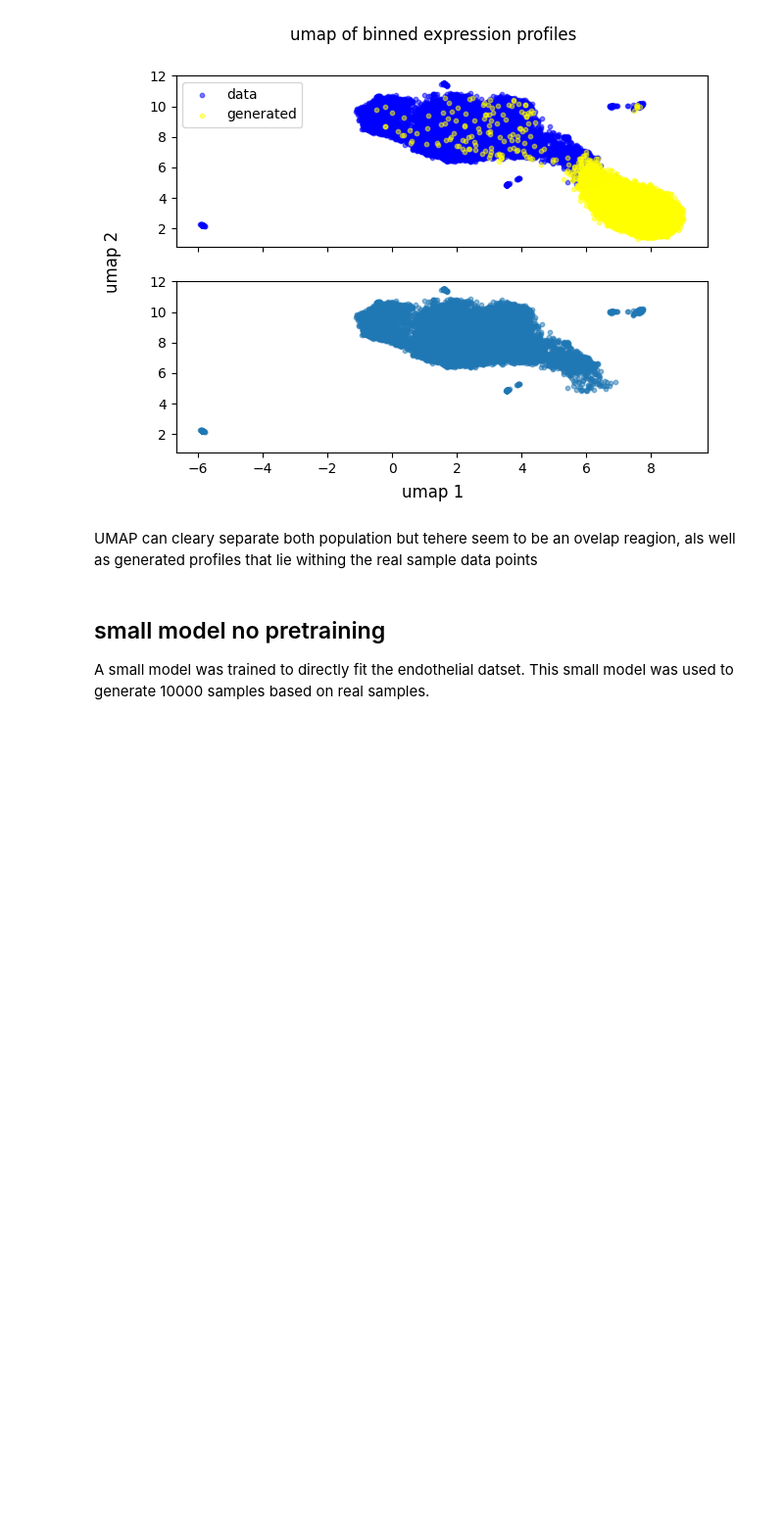
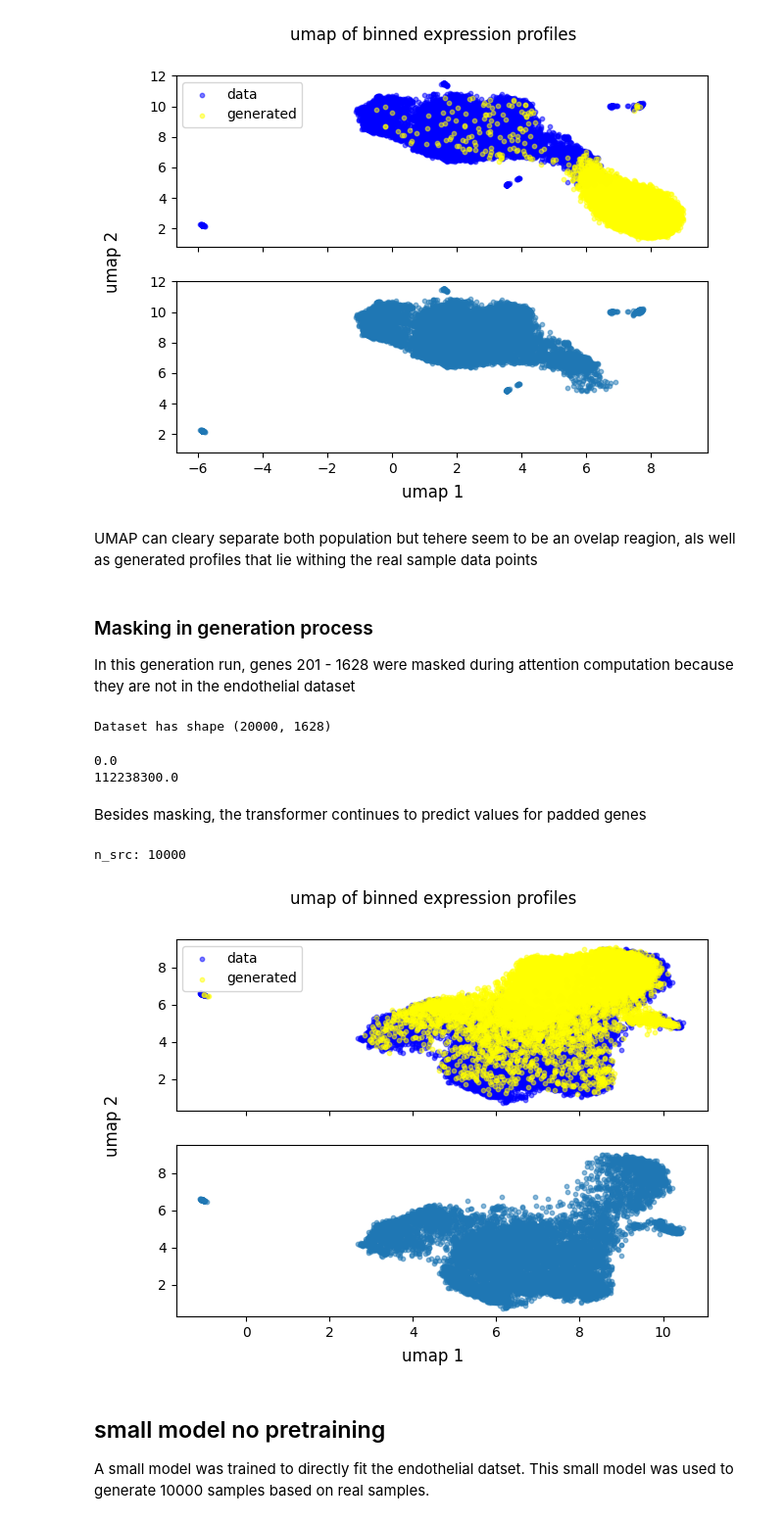
Before and after one commit to Fkrgl/scTransformer, a Jupyter notebook: src/heart_endothelial_generated_samples.ipynb, the cells around one changed output. Shown: that part at 98% size. Cells and saved outputs as stored; diff of their text form; code cells hidden in the pictures; blank space fills up the shorter version.

Commit message:
generation validation with umaps

```diff
--- a/src/heart_endothelial_generated_samples.ipynb
+++ b/src/heart_endothelial_generated_samples.ipynb
@@ -58,6 +63,31 @@ n_src: 10000
 [figure]
 # %% [markdown]
 UMAP can cleary separate both population but tehere seem to be an ovelap reagion, als well as generated profiles that lie withing the real sample data points
+# %% [markdown]
+### Masking in generation process
+In this generation run, genes 201 - 1628 were masked during attention computation because they are not in the endothelial dataset
+# %%
+samples = np.load('../data/heart_endothelial_200_10000_fintune_paddedGenesMasked.npy')
+print(f'Dataset has shape {samples.shape}')
+real = samples[:10000]
+generated = samples[10000:]
+# %% [output]
+Dataset has shape (20000, 1628)
+# %%
+# real data has all zeros for gene 201 - gene 1628
+print(np.sum(real[:,200:]))
+# generated has predictions in this area
+print(np.sum(generated[:,200:]))
+# %% [output]
+0.0
+112238300.0
+# %% [markdown]
+Besides masking, the transformer continues to predict values for padded genes
+# %%
+plot_UMAP(generated[:,:200], real[:,:200])
+# %% [output]
+n_src: 10000
+[figure, added]
 # %% [markdown]
 ## small model no pretraining
 
```
Also changed, not shown: parts of 8 cells of this notebook, 9 other files.
